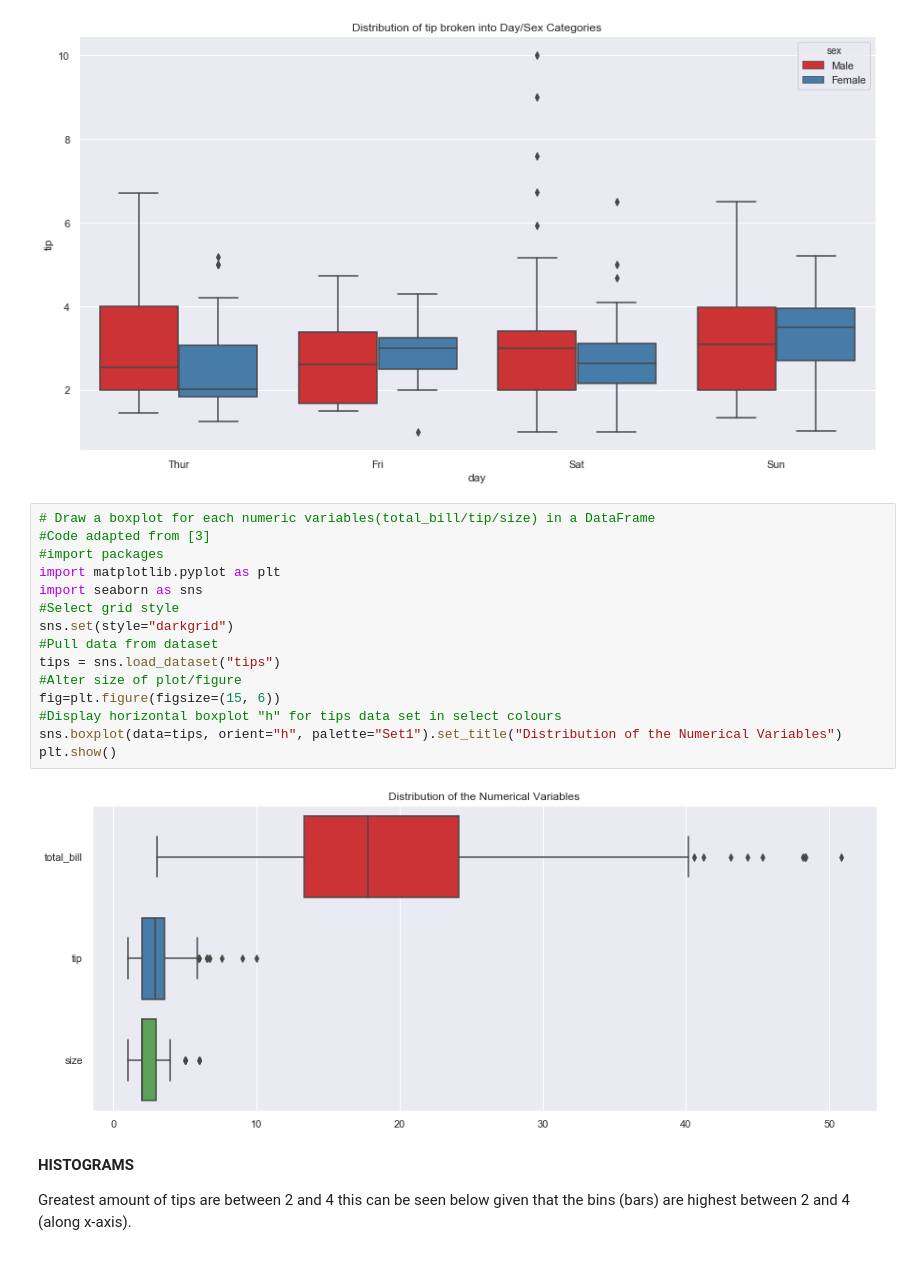
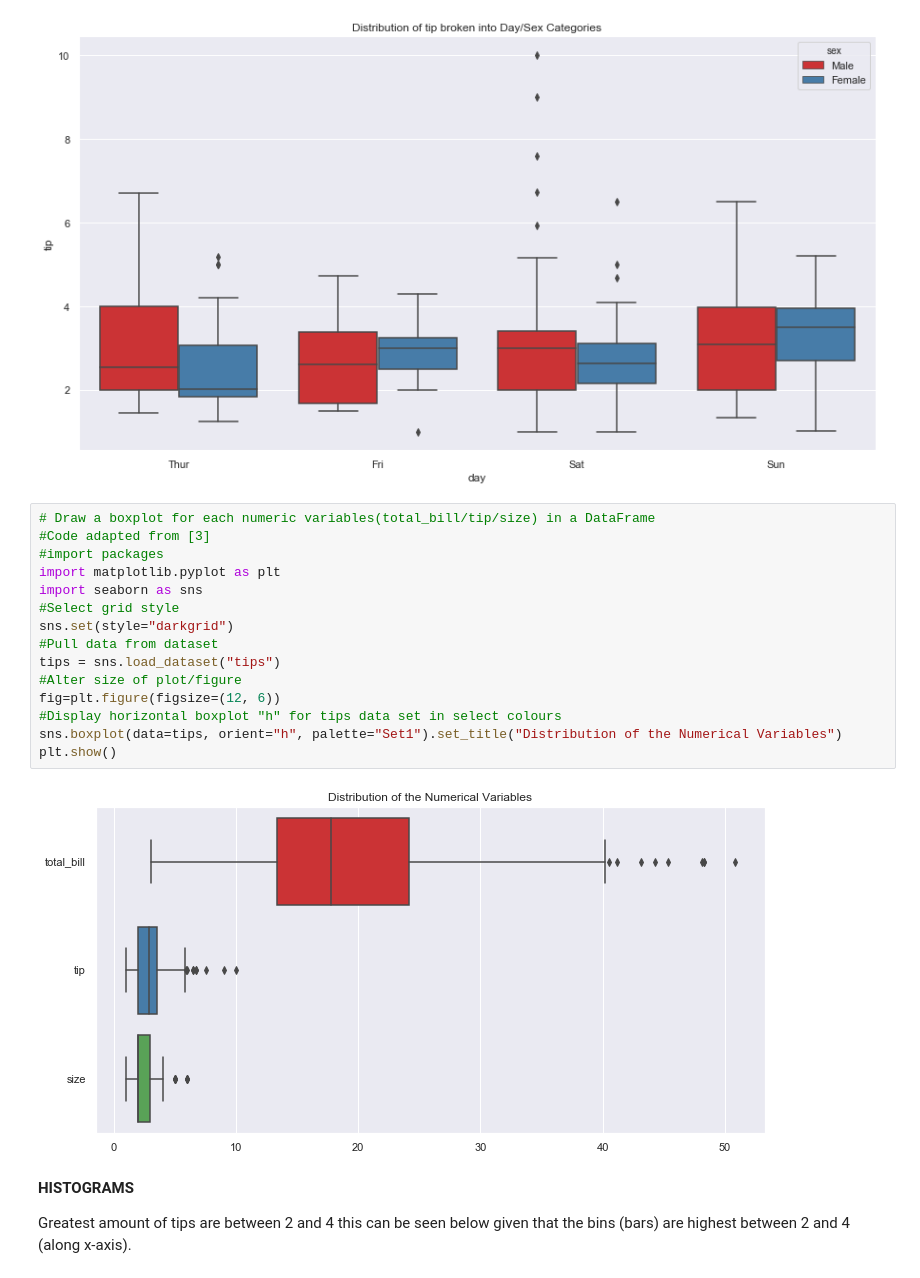
Before and after one commit to edelcorcoran/FDA-Project, a Jupyter notebook: Tips.ipynb, the cells around one changed output. Drawn from its saved outputs; the diff is of its cells as text.

```diff
--- a/Tips.ipynb
+++ b/Tips.ipynb
@@ -367,20 +367,20 @@ ax = sns.boxplot(x="day", y="tip", hue="sex", palette="Set1", data=tips).set_tit
 # %%
 # Draw a boxplot for each numeric variables(total_bill/tip/size) in a DataFrame
 #Code adapted from [3]
 #import packages
 import matplotlib.pyplot as plt
 import seaborn as sns
 #Select grid style
 sns.set(style="darkgrid")
 #Pull data from dataset
 tips = sns.load_dataset("tips")
 #Alter size of plot/figure
-fig=plt.figure(figsize=(15, 6))
+fig=plt.figure(figsize=(12, 6))
 #Display horizontal boxplot "h" for tips data set in select colours
 sns.boxplot(data=tips, orient="h", palette="Set1").set_title("Distribution of the Numerical Variables")
 plt.show()
 # %% [output]
-[figure, old version]
+[figure, new version]
 # %% [markdown]
 **HISTOGRAMS**
 
```
Also changed, not shown: parts of 11 cells of this notebook.
